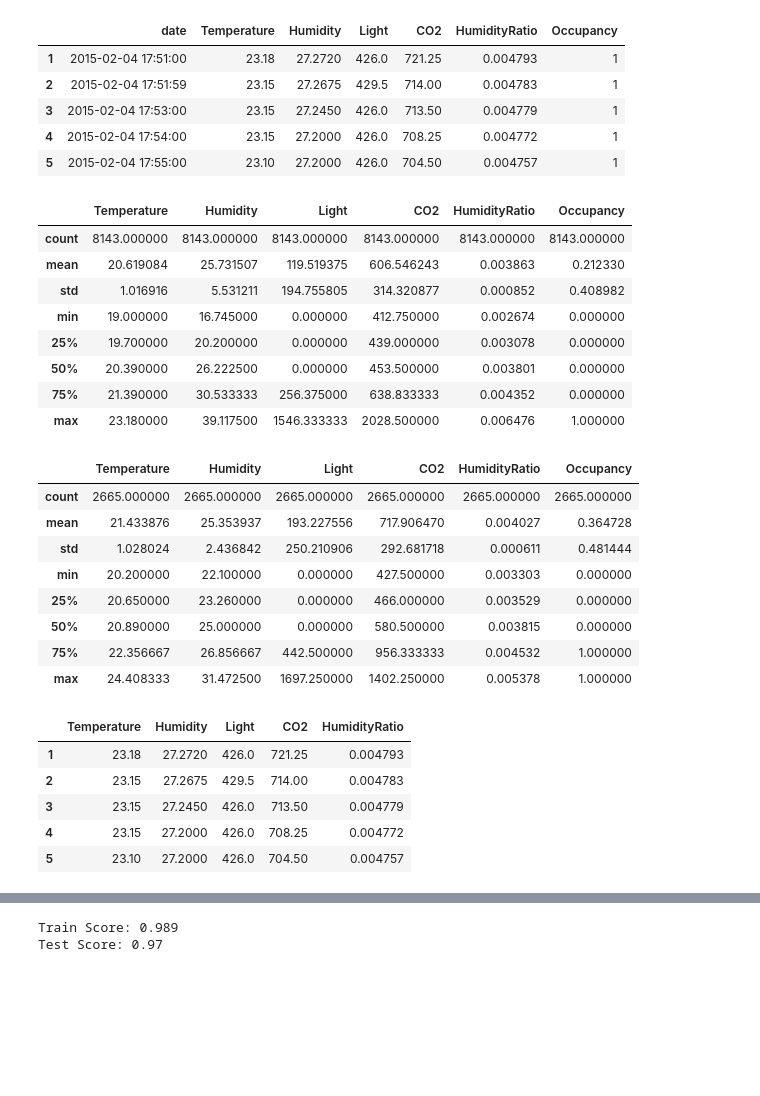
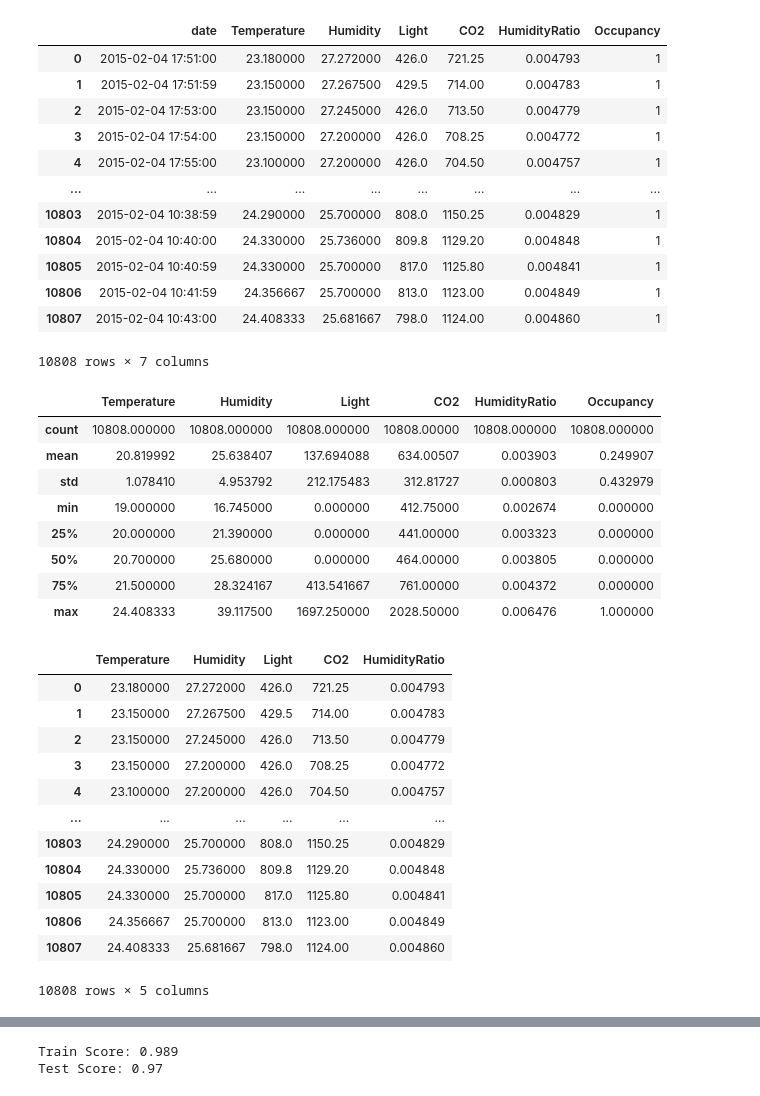
Before and after one commit to LukeMoraglia/ML_algorithms, a Jupyter notebook: SVM.ipynb, the cells around one changed output, grey strips where cells are left out. Saved outputs shown, nothing was run; the diff lists cells and outputs as text; code cells hidden in the pictures; blank space fills up the shorter version.

```diff
--- a/SVM.ipynb
+++ b/SVM.ipynb
@@ -33,39 +50,35 @@ plt.style.use("fivethirtyeight")
 # %%
 data_train = pd.read_csv("data/occupancy_data/datatraining.txt")
 data_test = pd.read_csv("data/occupancy_data/datatest.txt")
+data_all = pd.concat([data_train, data_test], ignore_index=True)
 # %%
-data_train.head()
+data_all
 # %% [output]
 |  | date | Temperature | Humidity | Light | CO2 | HumidityRatio | Occupancy |
-| 1 | 2015-02-04 17:51:00 | 23.18 | 27.2720 | 426.0 | 721.25 | 0.004793 | 1 |
-| 2 | 2015-02-04 17:51:59 | 23.15 | 27.2675 | 429.5 | 714.00 | 0.004783 | 1 |
-| 3 | 2015-02-04 17:53:00 | 23.15 | 27.2450 | 426.0 | 713.50 | 0.004779 | 1 |
-| 4 | 2015-02-04 17:54:00 | 23.15 | 27.2000 | 426.0 | 708.25 | 0.004772 | 1 |
-| 5 | 2015-02-04 17:55:00 | 23.10 | 27.2000 | 426.0 | 704.50 | 0.004757 | 1 |
+| 0 | 2015-02-04 17:51:00 | 23.180000 | 27.272000 | 426.0 | 721.25 | 0.004793 | 1 |
+| 1 | 2015-02-04 17:51:59 | 23.150000 | 27.267500 | 429.5 | 714.00 | 0.004783 | 1 |
+| 2 | 2015-02-04 17:53:00 | 23.150000 | 27.245000 | 426.0 | 713.50 | 0.004779 | 1 |
+| 3 | 2015-02-04 17:54:00 | 23.150000 | 27.200000 | 426.0 | 708.25 | 0.004772 | 1 |
+| 4 | 2015-02-04 17:55:00 | 23.100000 | 27.200000 | 426.0 | 704.50 | 0.004757 | 1 |
+| ... | ... | ... | ... | ... | ... | ... | ... |
+| 10803 | 2015-02-04 10:38:59 | 24.290000 | 25.700000 | 808.0 | 1150.25 | 0.004829 | 1 |
+| 10804 | 2015-02-04 10:40:00 | 24.330000 | 25.736000 | 809.8 | 1129.20 | 0.004848 | 1 |
+| 10805 | 2015-02-04 10:40:59 | 24.330000 | 25.700000 | 817.0 | 1125.80 | 0.004841 | 1 |
+| 10806 | 2015-02-04 10:41:59 | 24.356667 | 25.700000 | 813.0 | 1123.00 | 0.004849 | 1 |
+| 10807 | 2015-02-04 10:43:00 | 24.408333 | 25.681667 | 798.0 | 1124.00 | 0.004860 | 1 |
+10808 rows × 7 columns
 # %%
-data_train.describe()
+data_all.describe()
 # %% [output]
 |  | Temperature | Humidity | Light | CO2 | HumidityRatio | Occupancy |
-| count | 8143.000000 | 8143.000000 | 8143.000000 | 8143.000000 | 8143.000000 | 8143.000000 |
-| mean | 20.619084 | 25.731507 | 119.519375 | 606.546243 | 0.003863 | 0.212330 |
-| std | 1.016916 | 5.531211 | 194.755805 | 314.320877 | 0.000852 | 0.408982 |
-| min | 19.000000 | 16.745000 | 0.000000 | 412.750000 | 0.002674 | 0.000000 |
-| 25% | 19.700000 | 20.200000 | 0.000000 | 439.000000 | 0.003078 | 0.000000 |
-| 50% | 20.390000 | 26.222500 | 0.000000 | 453.500000 | 0.003801 | 0.000000 |
-| 75% | 21.390000 | 30.533333 | 256.375000 | 638.833333 | 0.004352 | 0.000000 |
-| max | 23.180000 | 39.117500 | 1546.333333 | 2028.500000 | 0.006476 | 1.000000 |
+| count | 10808.000000 | 10808.000000 | 10808.000000 | 10808.00000 | 10808.000000 | 10808.000000 |
+| mean | 20.819992 | 25.638407 | 137.694088 | 634.00507 | 0.003903 | 0.249907 |
+| std | 1.078410 | 4.953792 | 212.175483 | 312.81727 | 0.000803 | 0.432979 |
+| min | 19.000000 | 16.745000 | 0.000000 | 412.75000 | 0.002674 | 0.000000 |
+| 25% | 20.000000 | 21.390000 | 0.000000 | 441.00000 | 0.003323 | 0.000000 |
+| 50% | 20.700000 | 25.680000 | 0.000000 | 464.00000 | 0.003805 | 0.000000 |
+| 75% | 21.500000 | 28.324167 | 413.541667 | 761.00000 | 0.004372 | 0.000000 |
+| max | 24.408333 | 39.117500 | 1697.250000 | 2028.50000 | 0.006476 | 1.000000 |
-# %%
-data_test.describe()
-# %% [output]
-|  | Temperature | Humidity | Light | CO2 | HumidityRatio | Occupancy |
-| count | 2665.000000 | 2665.000000 | 2665.000000 | 2665.000000 | 2665.000000 | 2665.000000 |
-| mean | 21.433876 | 25.353937 | 193.227556 | 717.906470 | 0.004027 | 0.364728 |
-| std | 1.028024 | 2.436842 | 250.210906 | 292.681718 | 0.000611 | 0.481444 |
-| min | 20.200000 | 22.100000 | 0.000000 | 427.500000 | 0.003303 | 0.000000 |
-| 25% | 20.650000 | 23.260000 | 0.000000 | 466.000000 | 0.003529 | 0.000000 |
-| 50% | 20.890000 | 25.000000 | 0.000000 | 580.500000 | 0.003815 | 0.000000 |
-| 75% | 22.356667 | 26.856667 | 442.500000 | 956.333333 | 0.004532 | 1.000000 |
-| max | 24.408333 | 31.472500 | 1697.250000 | 1402.250000 | 0.005378 | 1.000000 |
 # %%
 X_train = data_train.drop(["Occupancy", "date"], axis = 1).copy()
 X_test = data_test.drop(["Occupancy", "date"], axis = 1).copy()
@@ -72,13 +86,19 @@ X_test = data_test.drop(["Occupancy", "date"], axis = 1).copy()
 # %%
-X_train.head()
-#X_test.head()
+X_all
 # %% [output]
 |  | Temperature | Humidity | Light | CO2 | HumidityRatio |
-| 1 | 23.18 | 27.2720 | 426.0 | 721.25 | 0.004793 |
-| 2 | 23.15 | 27.2675 | 429.5 | 714.00 | 0.004783 |
-| 3 | 23.15 | 27.2450 | 426.0 | 713.50 | 0.004779 |
-| 4 | 23.15 | 27.2000 | 426.0 | 708.25 | 0.004772 |
-| 5 | 23.10 | 27.2000 | 426.0 | 704.50 | 0.004757 |
+| 0 | 23.180000 | 27.272000 | 426.0 | 721.25 | 0.004793 |
+| 1 | 23.150000 | 27.267500 | 429.5 | 714.00 | 0.004783 |
+| 2 | 23.150000 | 27.245000 | 426.0 | 713.50 | 0.004779 |
+| 3 | 23.150000 | 27.200000 | 426.0 | 708.25 | 0.004772 |
+| 4 | 23.100000 | 27.200000 | 426.0 | 704.50 | 0.004757 |
+| ... | ... | ... | ... | ... | ... |
+| 10803 | 24.290000 | 25.700000 | 808.0 | 1150.25 | 0.004829 |
+| 10804 | 24.330000 | 25.736000 | 809.8 | 1129.20 | 0.004848 |
+| 10805 | 24.330000 | 25.700000 | 817.0 | 1125.80 | 0.004841 |
+| 10806 | 24.356667 | 25.700000 | 813.0 | 1123.00 | 0.004849 |
+| 10807 | 24.408333 | 25.681667 | 798.0 | 1124.00 | 0.004860 |
+10808 rows × 5 columns
 # %%
 y_train = data_train["Occupancy"]
 y_test = data_test["Occupancy"]
```
Also changed, not shown: parts of 20 cells of this notebook, 1 other file.
